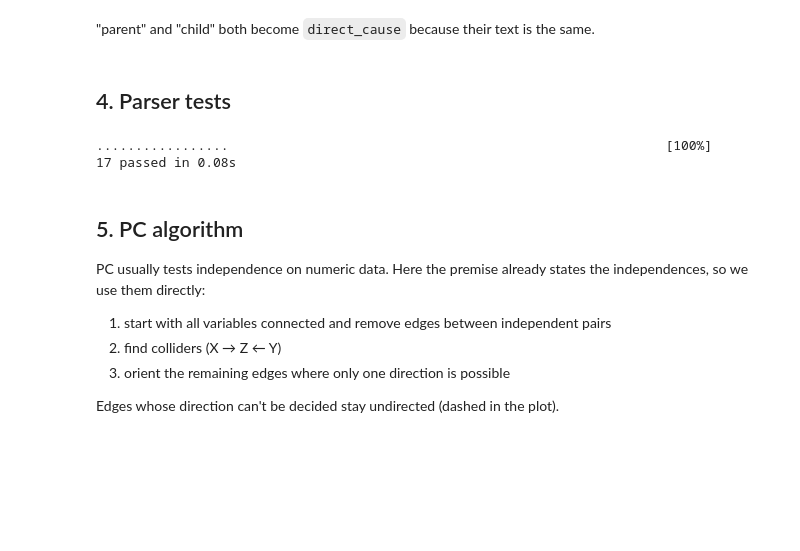
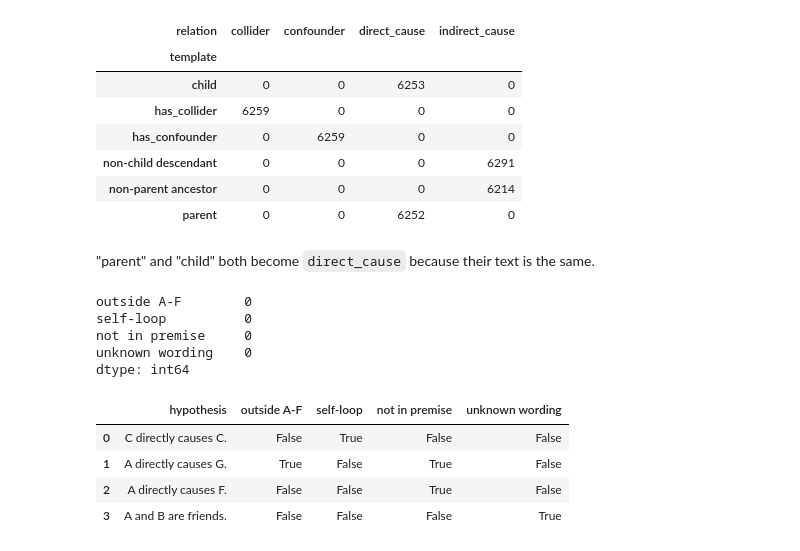
Before and after one commit to Jag2007/AI_ML_Project, a Jupyter notebook: notebooks/02_parser_pc.ipynb, the cells around one changed output. Drawn from its saved outputs; the diff is of its cells as text; code cells hidden in the pictures; blank space fills up the shorter version.

```diff
--- a/notebooks/02_parser_pc.ipynb
+++ b/notebooks/02_parser_pc.ipynb
@@ -95,19 +66,48 @@ pd.crosstab(check["template"], check["relation"])
+# %%
+# each dataset template should map to one relation
+pd.crosstab(data["template"], data["relation"])
+# %% [output]
+| relation | collider | confounder | direct_cause | indirect_cause |
+| template |  |  |  |  |
+| child | 0 | 0 | 6253 | 0 |
+| has_collider | 6259 | 0 | 0 | 0 |
+| has_confounder | 0 | 6259 | 0 | 0 |
+| non-child descendant | 0 | 0 | 0 | 6291 |
+| non-parent ancestor | 0 | 0 | 0 | 6214 |
+| parent | 0 | 0 | 6252 | 0 |
 # %% [markdown]
 "parent" and "child" both become `direct_cause` because their text is the same.
-# %% [markdown]
-## 4. Parser tests
-# %%
-result = subprocess.run([sys.executable, "-m", "pytest", "tests", "-q", "--color=no", "-p", "no:cacheprovider"],
-                        cwd=ROOT, capture_output=True, text=True)
-print(result.stdout[-300:])
-# %% [output]
-.................                                                        [100%]
-17 passed in 0.08s
-# %% [markdown]
-## 5. PC algorithm
-PC usually tests independence on numeric data. Here the premise already states the independences, so we use them directly:
-1. start with all variables connected and remove edges between independent pairs
-2. find colliders (X → Z ← Y)
-3. orient the remaining edges where only one direction is possible
-
-Edges whose direction can't be decided stay undirected (dashed in the plot).
+# %%
+# ─── STEP 2: SCHEMA RULES ─────
+# only A-F are allowed, no self-loops (A -> A), and both variables must be in the premise
+def check_schema(df):
+    checks = pd.DataFrame()
+    checks["outside A-F"] = ~df["x"].isin(list("ABCDEF")) | ~df["y"].isin(list("ABCDEF"))
+    checks["self-loop"] = df["x"] == df["y"]
+    checks["not in premise"] = ~df.apply(lambda row: str(row["x"]) in row["variables"] and str(row["y"]) in row["variables"], axis=1)
+    checks["unknown wording"] = df["relation"] == "unknown"
+    return checks
+
+
+# number of rows that break each rule
+check_schema(data).sum()
+# %% [output]
+outside A-F        0
+self-loop          0
+not in premise     0
+unknown wording    0
+dtype: int64
+# %%
+# some broken hypotheses, to show the rules catch them
+broken = pd.DataFrame({
+    "hypothesis": ["C directly causes C.", "A directly causes G.", "A directly causes F.", "A and B are friends."],
+    "variables": ["A, B, C", "A, B, C", "A, B, C", "A, B, C"],
+})
+broken = parse_hypothesis(broken)
+pd.concat([broken["hypothesis"], check_schema(broken)], axis=1)
+# %% [output]
+|  | hypothesis | outside A-F | self-loop | not in premise | unknown wording |
+| 0 | C directly causes C. | False | True | False | False |
+| 1 | A directly causes G. | True | False | True | False |
+| 2 | A directly causes F. | False | False | True | False |
+| 3 | A and B are friends. | False | False | False | True |
```
Also changed, not shown: parts of 25 cells of this notebook, 3 other files.
